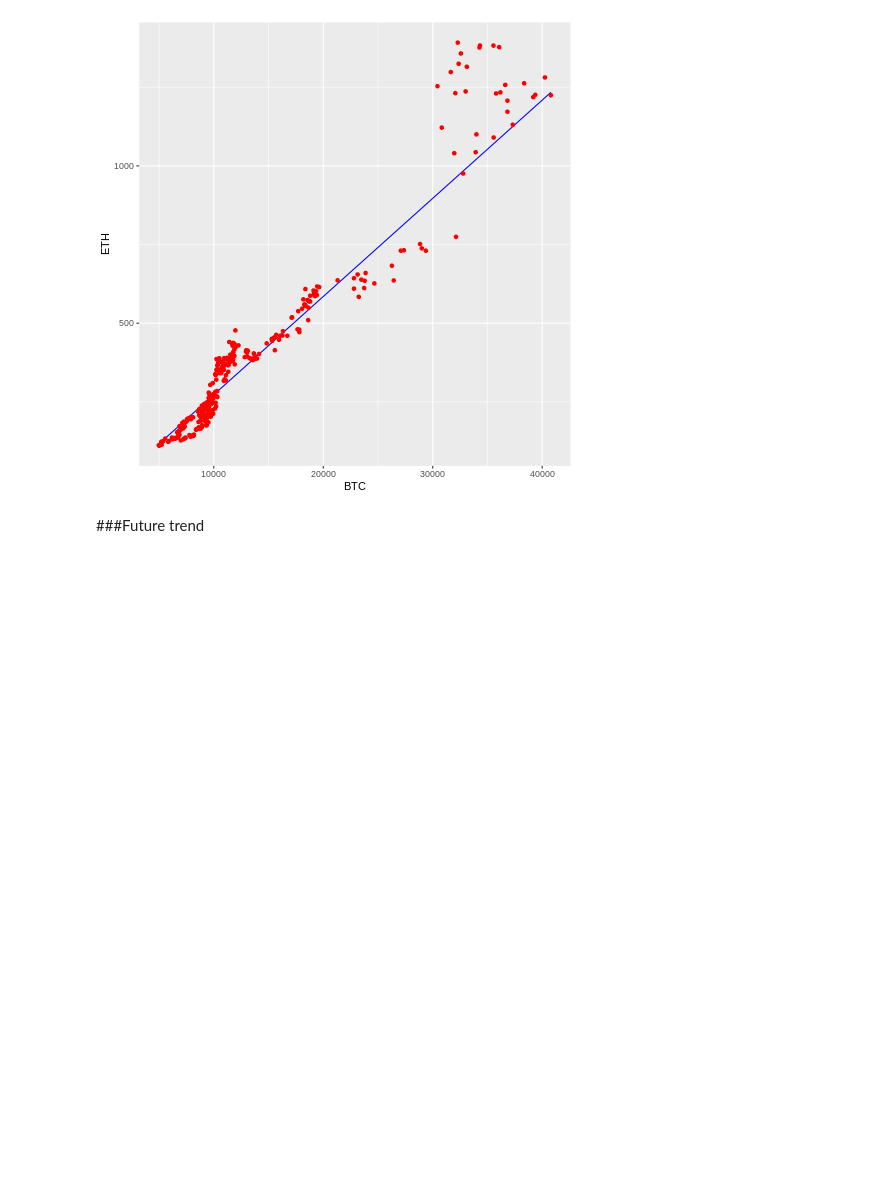
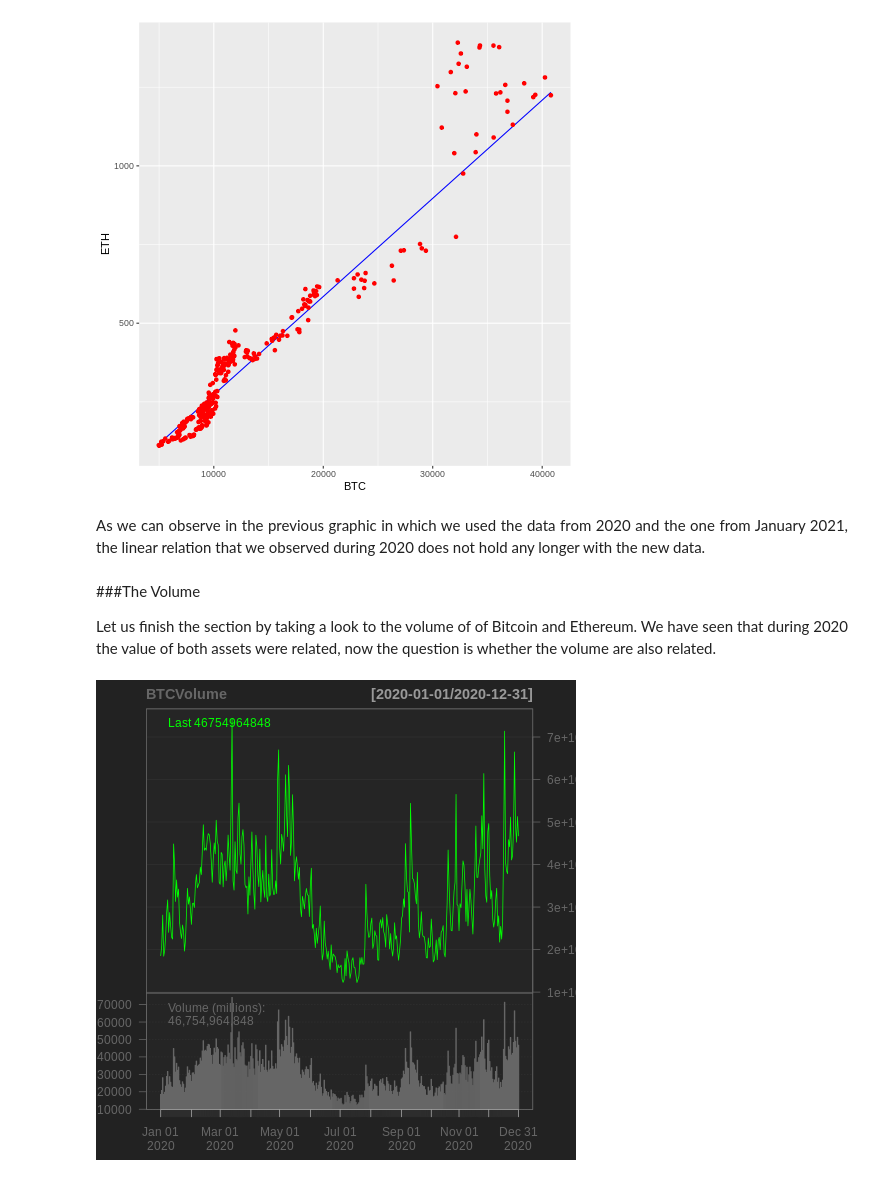
Before and after one commit to Miguelwan/Bitcoin_and_Ethereum, a Jupyter notebook: bitcoin_ethereum.ipynb, the cells around one changed output. Saved outputs shown, nothing was run; the diff lists cells and outputs as text; code cells hidden in the pictures; blank space fills up the shorter version.

```diff
--- a/bitcoin_ethereum.ipynb
+++ b/bitcoin_ethereum.ipynb
@@ -465,5 +465,18 @@ ggplot() +
        ylab('ETH')
 # %% [output]
 [figure]
-# %% [markdown]
-###Future trend
+# %% [markdown]
+<p align="justify">
+As we can observe in the previous graphic in which we used the data from 2020 and the one from January 2021, the linear relation that we observed during 2020 does not hold any longer with the new data.
+</p>
+# %% [markdown]
+###The Volume
+<p align="justify">
+Let us finish the section by taking a look to the volume of of Bitcoin and Ethereum. We have seen that during 2020 the value of both assets were related, now the question is whether the volume are also related.
+</p>
+# %%
+%%R
+BTCVolume <- BTCUSD[,5]
+chartSeries(BTCVolume)
+# %% [output]
+[figure, added]
```
Also changed, not shown: parts of 35 cells of this notebook.
